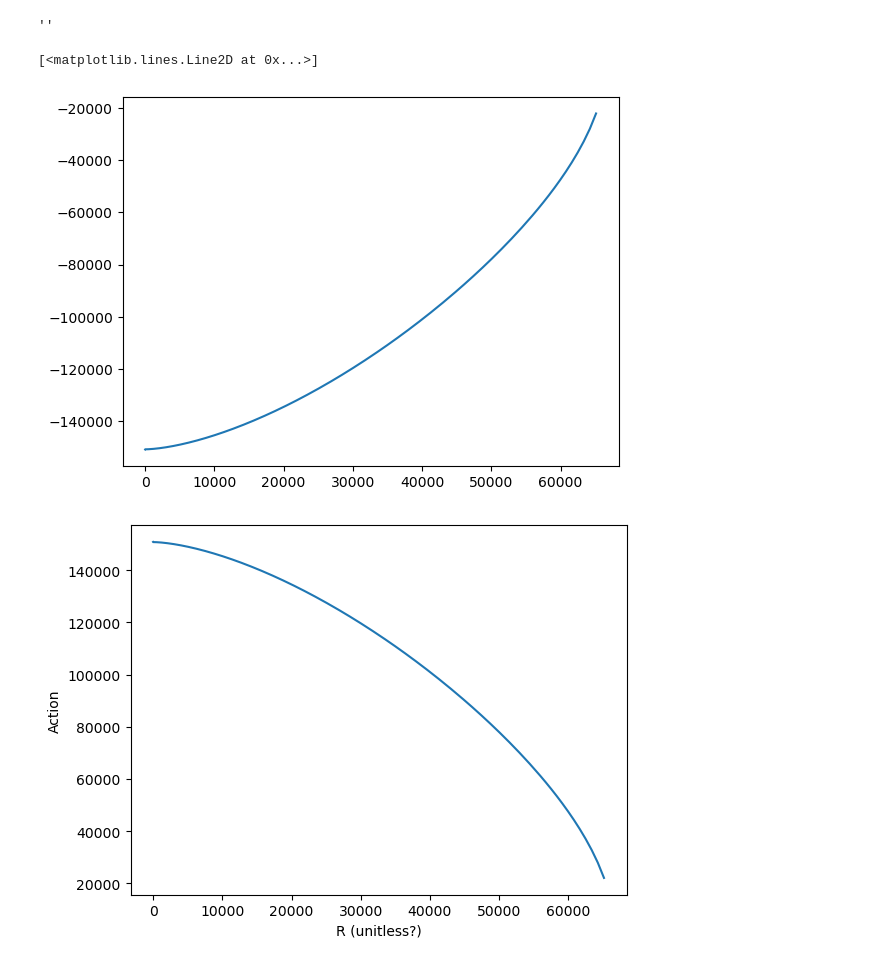
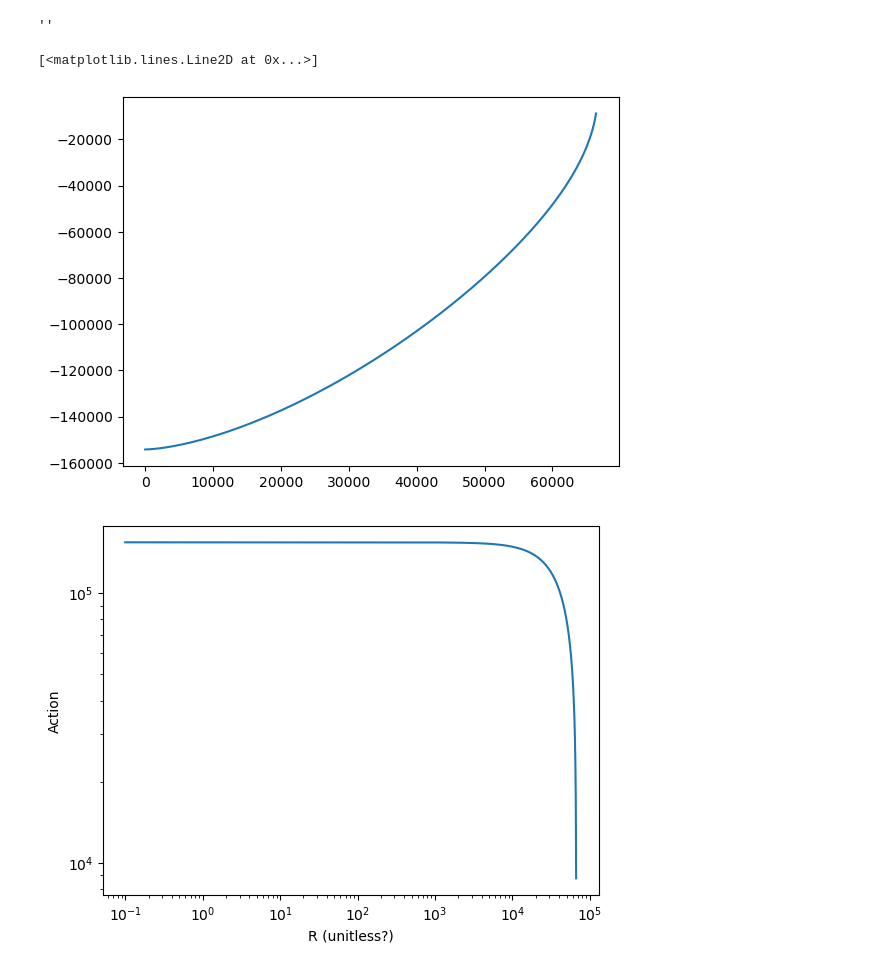
Before and after one commit to Bkorotko03/HoloProj, a Jupyter notebook: UnPertBTZ250920.ipynb, the cells around one changed output. Cells and saved outputs as stored; diff of their text form; code cells hidden in the pictures.

```diff
--- a/UnPertBTZ250920.ipynb
+++ b/UnPertBTZ250920.ipynb
@@ -195,22 +167,27 @@ list(vals_debug)"""
 ''
 # %% [output]
 ''
+# %%
+R,s = action1(100000,0.1,5000)
 # %%
 plt.plot(R[:-1],s)
 #plt.semilogx()
 # %% [output]
 [<matplotlib.lines.Line2D at 0x...>]
-[figure, old version]
+[figure, new version]
 # %%
 #ok so this shit should not be negative, which means we need to pick different solns of the quartic?
 # %%
+#this is now the second solution
 plt.plot(R[:-1],-s)
 plt.xlabel('R (unitless?)')
 plt.ylabel('Action')
+plt.semilogx()
+plt.semilogy()
 plt.show()
 plt.close()
 # %% [output]
-[figure, old version]
+[figure, new version]
 # %%
 #Im getting the sense that i need to probe closer to the horizon, but numerical instability is a bitch...
 #at least my values are all real and finite i gues???
```
Also changed, not shown: parts of 14 cells of this notebook.
